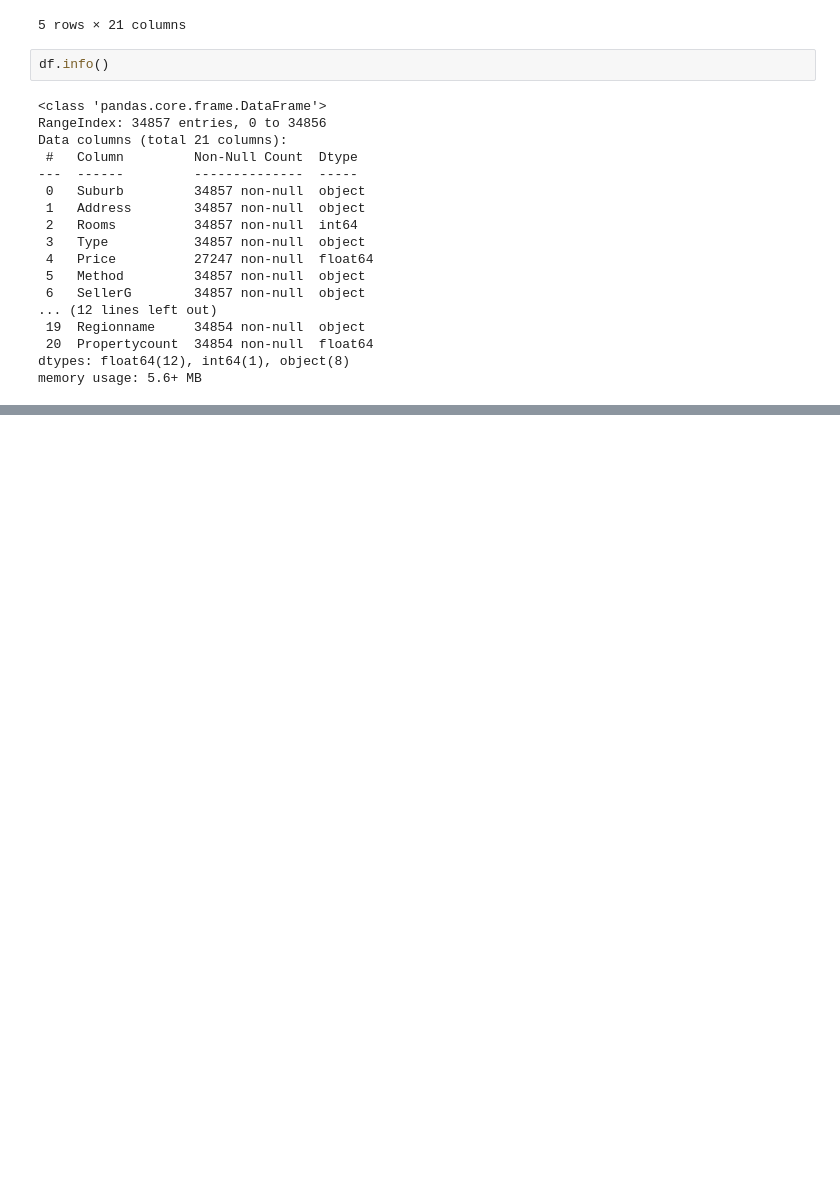
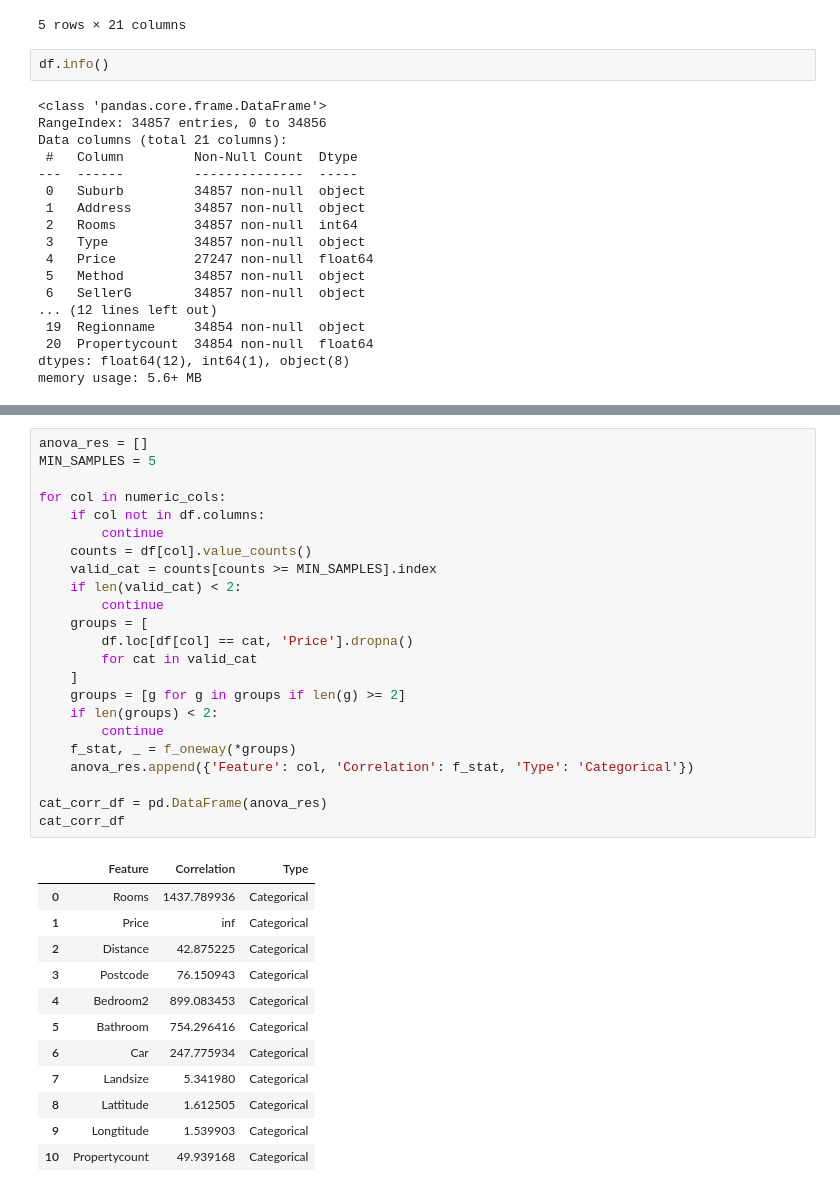
Before and after one commit to Denos-PB/Melbourne-Housing-Market, a Jupyter notebook: Melbourne_housing.ipynb, the cells around one changed output, grey strips where cells are left out. Drawn from its saved outputs; the diff is of its cells as text; blank space fills up the shorter version.

```diff
--- a/Melbourne_housing.ipynb
+++ b/Melbourne_housing.ipynb
@@ -42,0 +143,36 @@ memory usage: 5.6+ MB
+# %%
+anova_res = []
+MIN_SAMPLES = 5
+
+for col in numeric_cols:
+    if col not in df.columns:
+        continue
+    counts = df[col].value_counts()
+    valid_cat = counts[counts >= MIN_SAMPLES].index
+    if len(valid_cat) < 2:
+        continue
+    groups = [
+        df.loc[df[col] == cat, 'Price'].dropna()
+        for cat in valid_cat
+    ]
+    groups = [g for g in groups if len(g) >= 2]
+    if len(groups) < 2:
+        continue
+    f_stat, _ = f_oneway(*groups)
+    anova_res.append({'Feature': col, 'Correlation': f_stat, 'Type': 'Categorical'})
+
+cat_corr_df = pd.DataFrame(anova_res)
+cat_corr_df
+# %% [output]
+|  | Feature | Correlation | Type |
+| 0 | Rooms | 1437.789936 | Categorical |
+| 1 | Price | inf | Categorical |
+| 2 | Distance | 42.875225 | Categorical |
+| 3 | Postcode | 76.150943 | Categorical |
+| 4 | Bedroom2 | 899.083453 | Categorical |
+| 5 | Bathroom | 754.296416 | Categorical |
+| 6 | Car | 247.775934 | Categorical |
+| 7 | Landsize | 5.341980 | Categorical |
+| 8 | Lattitude | 1.612505 | Categorical |
+| 9 | Longtitude | 1.539903 | Categorical |
+| 10 | Propertycount | 49.939168 | Categorical |
```
Also changed, not shown: parts of 10 cells of this notebook.
